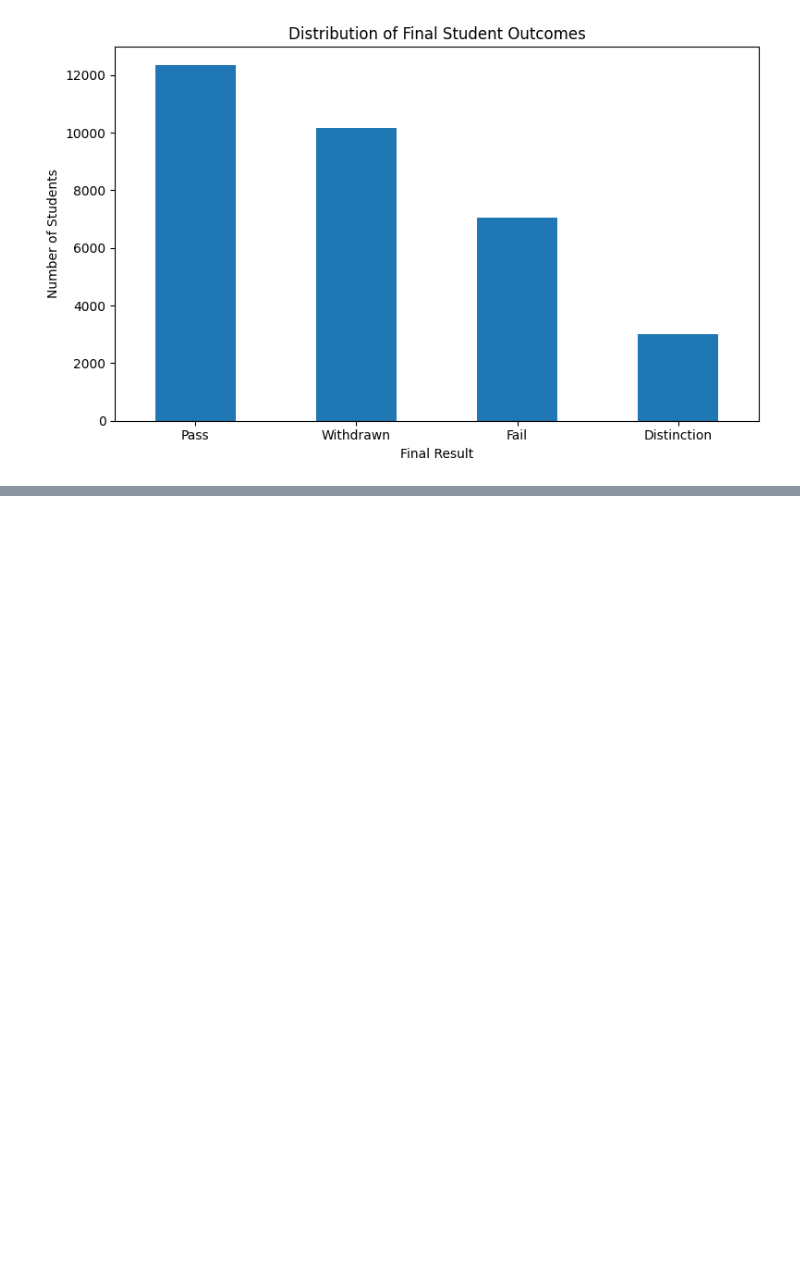
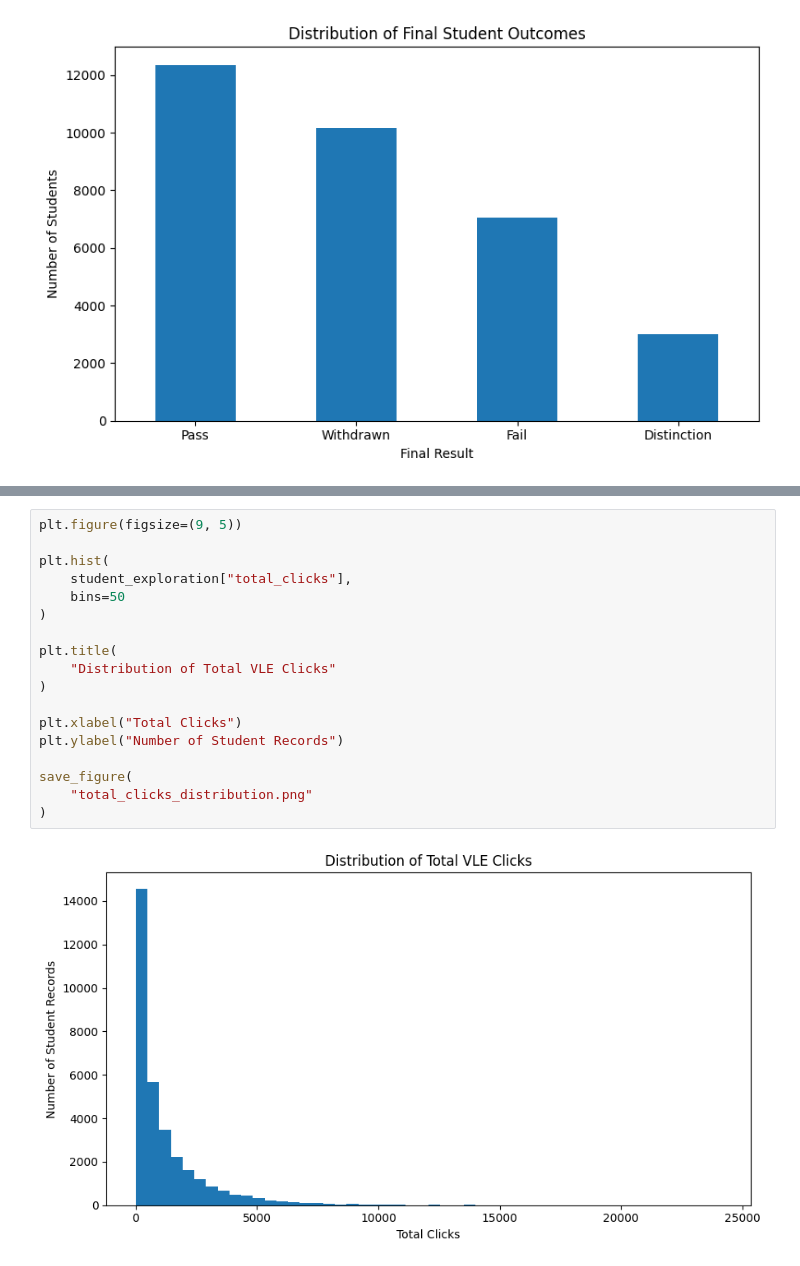
Before and after one commit to maverick8675309/seaid-framework, a Jupyter notebook: Notebooks/01_data_exploration.ipynb, the cells around one changed output, grey strips where cells are left out. Cells and saved outputs as stored; diff of their text form; blank space fills up the shorter version.

```diff
--- a/Notebooks/01_data_exploration.ipynb
+++ b/Notebooks/01_data_exploration.ipynb
@@ -330,0 +471,20 @@ save_figure(
+# %%
+plt.figure(figsize=(9, 5))
+
+plt.hist(
+    student_exploration["total_clicks"],
+    bins=50
+)
+
+plt.title(
+    "Distribution of Total VLE Clicks"
+)
+
+plt.xlabel("Total Clicks")
+plt.ylabel("Number of Student Records")
+
+save_figure(
+    "total_clicks_distribution.png"
+)
+# %% [output]
+[figure, added]
```
Also changed, not shown: parts of 9 cells of this notebook.
